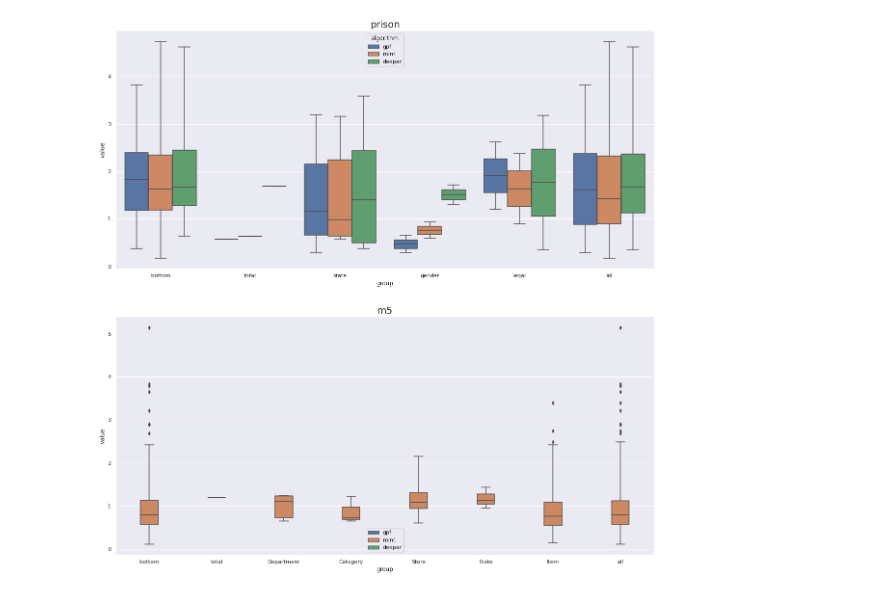
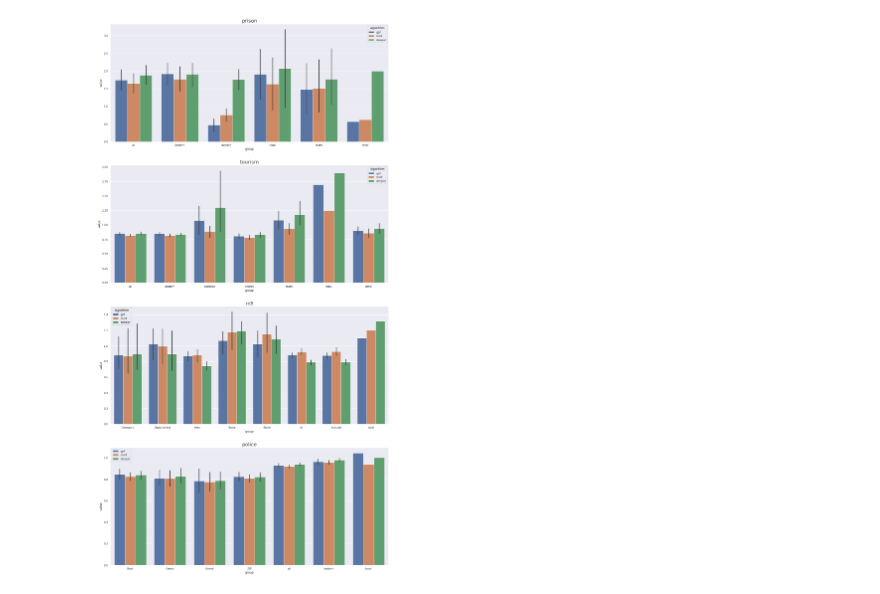
Before and after one commit to luisroque/run_models_distributed, a Jupyter notebook: notebooks/Results_comparing_all_algorithms_paper1.ipynb, the cells around one changed output. Cells and saved outputs as stored; diff of their text form; code cells hidden in the pictures.

Commit message:
new results

```diff
--- a/notebooks/Results_comparing_all_algorithms_paper1.ipynb
+++ b/notebooks/Results_comparing_all_algorithms_paper1.ipynb
@@ -41,13 +73,17 @@ def keys_exists(element, *keys):
 # %%
+def parse_file_name(file, dataset):
+    flatten_file_name = list(flatten([i.split('.') for i in file.split('_')]))
+    idx_dataset_name = find(flatten_file_name, dataset)[0]
+    sample = flatten_file_name[idx_dataset_name+1:-1][-1]
+    version = flatten_file_name[idx_dataset_name+1:-1][-2]
+    transformation = '_'.join(flatten_file_name[idx_dataset_name+1:-1][:-2])
+    return sample, version, transformation
+
 def compute_aggreated_results_dict(algorithm, dataset, path='../results', err_metric='mase'):
     results_dict={}
-    for file in [path for path in os.listdir(path) if algorithm in path and dataset in path]:
+    for file in [path for path in os.listdir(path) if algorithm in path and dataset in path and 'orig' in path]:
         with open(f'{path}/{file}', 'rb') as handle:
-            flatten_file_name = list(flatten([i.split('.') for i in file.split('_')]))
-            idx_dataset_name = find(flatten_file_name, dataset)[0]
-            sample = flatten_file_name[idx_dataset_name+1:-1][-1]
-            version = flatten_file_name[idx_dataset_name+1:-1][-2]
-            transformation = '_'.join(flatten_file_name[idx_dataset_name+1:-1][:-2])
+            sample, version, transformation = parse_file_name(file, dataset)
             if not keys_exists(results_dict, transformation):
                 results_dict[transformation] = {}
             if not keys_exists(results_dict, transformation, version):
@@ -64,15 +100,12 @@ def compute_aggreated_results_dict(algorithm, dataset, path='../results', err_me
             # as objects such as {'mase': {bottom_ind_1: value}, {bottom_ind_2: value}}
             for (k,v_) in results_dict_temp[transformation][version][sample][err_metric].items():
                 # if it is the original versions we only want to get the individual results
-                if version =='orig':
-                    try:
-                        for i in range(len(v_)):
-                            results_dict[transformation][version][sample][err_metric][f'{k}_{i}'] = v_[i]
-                    except TypeError:
-                        # the group has individual results
-                        pass
-                else:
-                    results_dict[transformation][version][sample][err_metric][f'{k}'] = v_
+                try:
+                    for i in range(len(v_)):
+                        results_dict[transformation][version][sample][err_metric][f'{k}_{i}'] = v_[i]
+                except TypeError:
+                    # the group has individual results
+                    pass
         handle.close()
     return results_dict
 # %%
@@ -94,6 +127,7 @@ def compute_aggregated_results_df(results_dict):
     df = df.melt(id_vars=['transformation', 'version', 'sample', 'error'],
            var_name = 'group',
            value_name = 'value')
+    df = df.groupby(['group', 'version', 'sample', 'error']).mean().reset_index()
     df['group'] = df['group'].str.split('_').str[0]
     df.dropna(inplace=True)
 
@@ -133,40 +172,35 @@ t.test_results_number_series_all()
 # %%
-datasets = ['prison', 'm5']
-query = 'time_warp'
+datasets = ['prison', 'tourism', 'm5', 'police']
 df_orig_list = []
 for d in datasets:
     dict_gpf = compute_aggreated_results_dict(algorithm='gpf', dataset=d)
     df_gpf = compute_aggregated_results_df(dict_gpf)
     dict_mint = compute_aggreated_results_dict(algorithm='mint', dataset=d)
     df_mint = compute_aggregated_results_df(dict_mint)
     dict_deepar = compute_aggreated_results_dict(algorithm='deepar', dataset=d)
     df_deepar = compute_aggregated_results_df(dict_deepar)
     df_gpf['algorithm']='gpf'
     df_mint['algorithm']='mint'
     df_deepar['algorithm']='deepar'
     df = pd.concat([df_gpf, df_mint, df_deepar])
     df_orig = df[(df['version']=='orig')&(df['error']=='mase')].reset_index().drop(['index'], axis=1)
 
-    # Usually we run 4 transformations even for the original dataset
-    # ensure that we are analysing only one
-    df_orig = df_orig[df_orig['transformation'].str.contains(query)]
-
     # sort values by algorithm to plot gpf -> mint -> deepar
     sorter = ['gpf', 'mint', 'deepar']
     df_orig.algorithm = df_orig.algorithm.astype("category")
     df_orig.algorithm.cat.set_categories(sorter, inplace=True)
     df_orig_list.append(df_orig)
 
 _, ax = plt.subplots(len(datasets), 1, figsize=(20, 10*len(datasets)))
 ax = ax.ravel()
 for i in range(len(datasets)):
-    fg = sns.boxplot(x='group',
+    fg = sns.barplot(x='group',
                       y='value',
                       hue='algorithm',
                       data=df_orig_list[i],
                       ax=ax[i])
     ax[i].set_title(datasets[i], fontsize=20)
 plt.legend()
 plt.show()
 # %% [output]
-[figure, old version]
+[figure, new version]
```
Also changed, not shown: parts of 4 cells of this notebook, 4 other files.
